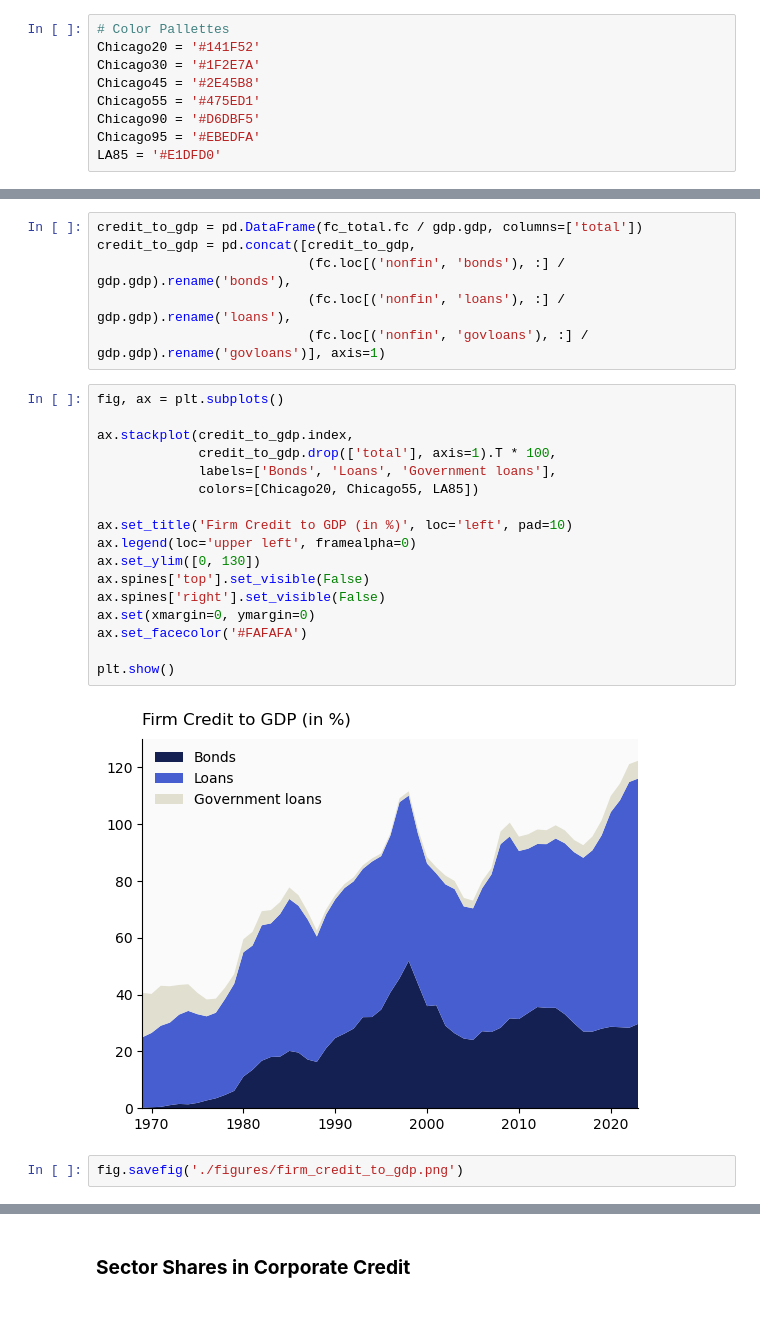
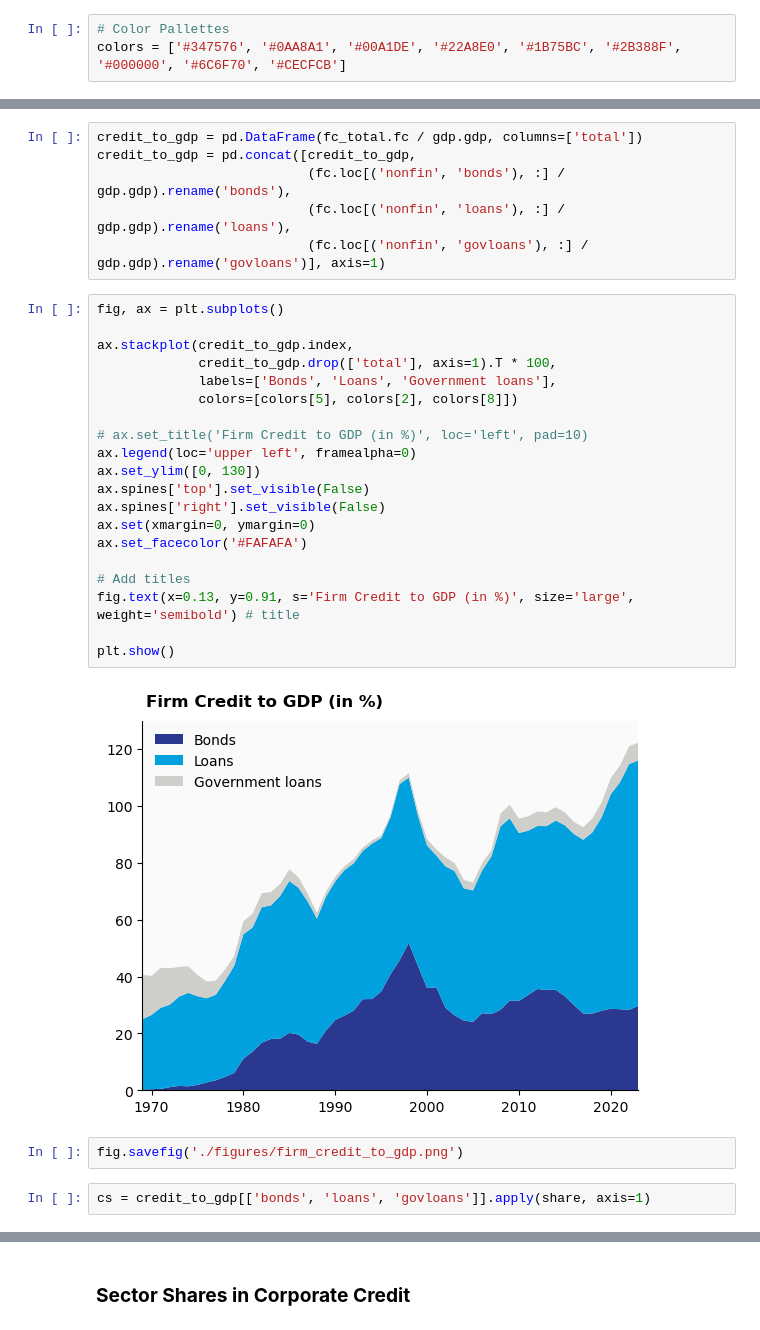
Before and after one commit to zogvc/credit-misallocation-and-business-cycle, a Jupyter notebook: figures.ipynb, the cells around one changed output, grey strips where cells are left out. Cells and saved outputs as stored; diff of their text form.

```diff
--- a/figures.ipynb
+++ b/figures.ipynb
@@ -23,13 +23,7 @@ gdp = gdp.T
 gdp.index = pd.to_datetime(gdp.index)
 # %%
 # Color Pallettes
-Chicago20 = '#141F52'
-Chicago30 = '#1F2E7A'
-Chicago45 = '#2E45B8'
-Chicago55 = '#475ED1'
-Chicago90 = '#D6DBF5'
-Chicago95 = '#EBEDFA'
-LA85 = '#E1DFD0'
+colors = ['#347576', '#0AA8A1', '#00A1DE', '#22A8E0', '#1B75BC', '#2B388F', '#000000', '#6C6F70', '#CECFCB']
 # %% [markdown]
 ### **Firm Credit to GDP**
 # %%
@@ -41,21 +35,26 @@ credit_to_gdp = pd.concat([credit_to_gdp,
 # %%
 fig, ax = plt.subplots()
 
 ax.stackplot(credit_to_gdp.index,
              credit_to_gdp.drop(['total'], axis=1).T * 100,
              labels=['Bonds', 'Loans', 'Government loans'],
-             colors=[Chicago20, Chicago55, LA85])
+             colors=[colors[5], colors[2], colors[8]])
 
-ax.set_title('Firm Credit to GDP (in %)', loc='left', pad=10)
+# ax.set_title('Firm Credit to GDP (in %)', loc='left', pad=10)
 ax.legend(loc='upper left', framealpha=0)
 ax.set_ylim([0, 130])
 ax.spines['top'].set_visible(False)
 ax.spines['right'].set_visible(False)
 ax.set(xmargin=0, ymargin=0)
 ax.set_facecolor('#FAFAFA')
 
+# Add titles
+fig.text(x=0.13, y=0.91, s='Firm Credit to GDP (in %)', size='large', weight='semibold') # title
+
 plt.show()
 # %% [output]
-[figure, old version]
+[figure, new version]
 # %%
 fig.savefig('./figures/firm_credit_to_gdp.png')
+# %%
+cs = credit_to_gdp[['bonds', 'loans', 'govloans']].apply(share, axis=1)
```
Also changed, not shown: parts of 21 cells of this notebook, 2 other files.
